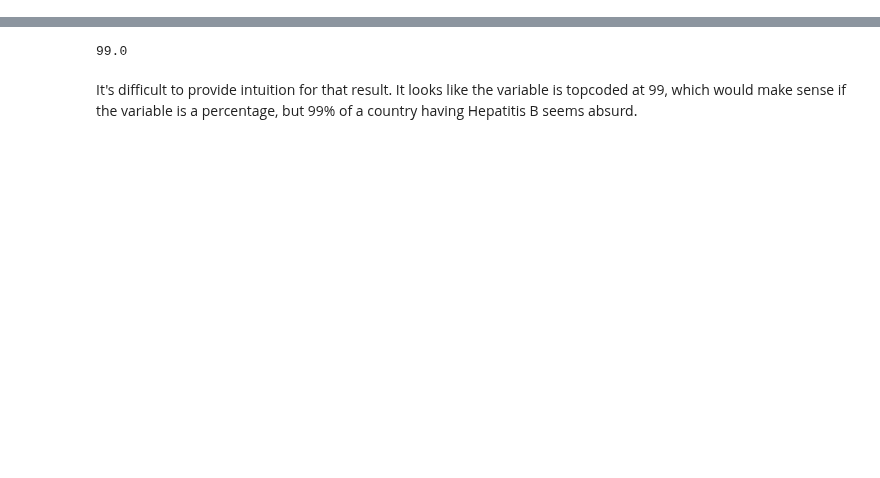
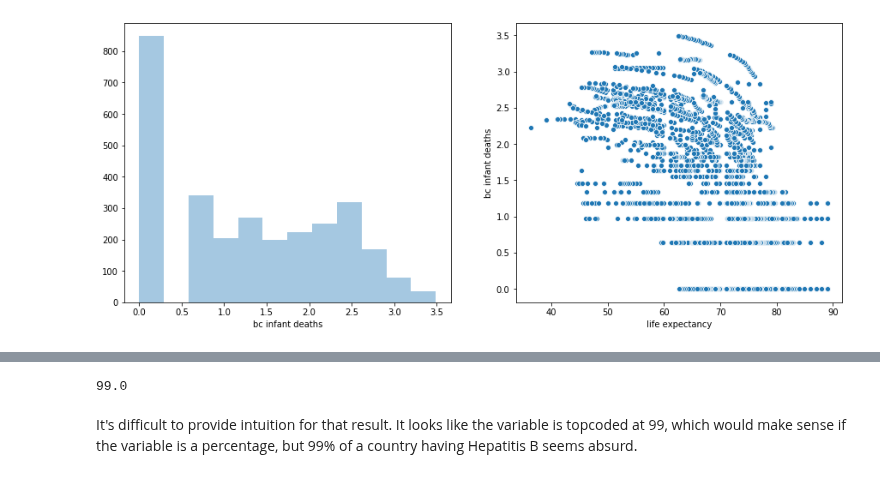
Before and after one commit to timcopelandoh/thinkful, a Jupyter notebook: Module 16 - Model Preparation/16.10 - BC Transformations.ipynb, the cells around one changed output, grey strips where cells are left out. Saved outputs shown, nothing was run; the diff lists cells and outputs as text; code cells hidden in the pictures; blank space fills up the shorter version.

```diff
--- a/Module 16 - Model Preparation/16.10 - BC Transformations.ipynb
+++ b/Module 16 - Model Preparation/16.10 - BC Transformations.ipynb
@@ -64,3 +63,10 @@ explore('ln infant deaths')
+# %%
+bc_infantdeaths,_ = boxcox(df['infant deaths']+1)
+df['bc infant deaths'] = bc_infantdeaths
+
+explore('bc infant deaths')
+# %% [output]
+[figure, added]
 # %%
 explore('alcohol')
 # %% [output]
```
Also changed, not shown: parts of 16 cells of this notebook, 2 other files.
